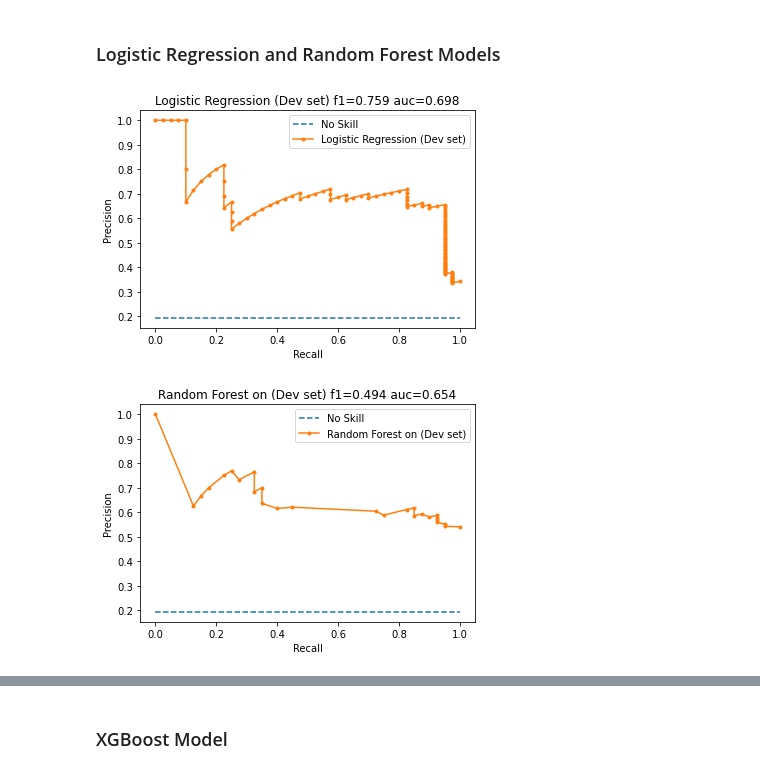
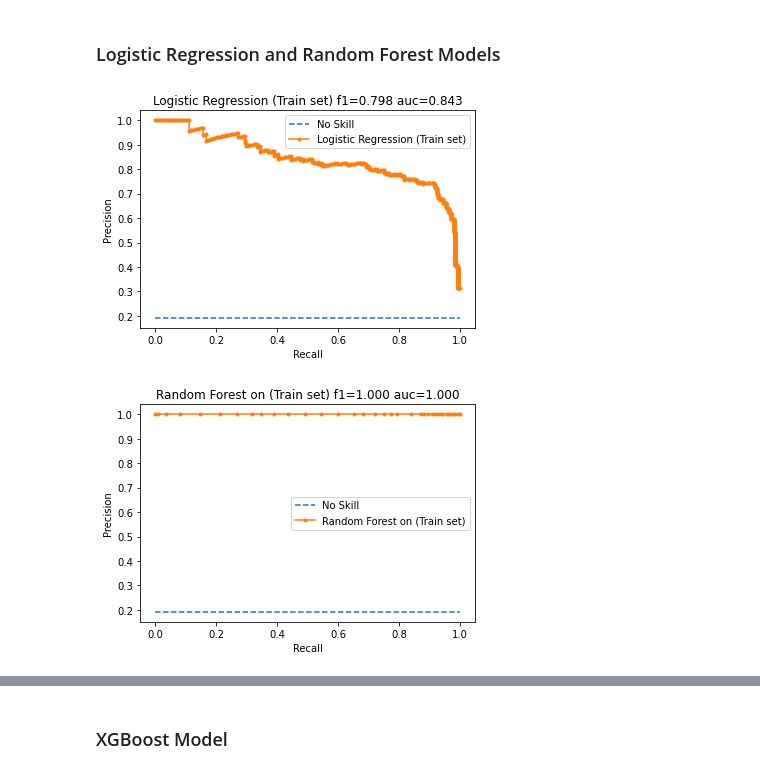
Before and after one commit to ciesin-geospatial/GRID3_ODP_settlements, a Jupyter notebook: part_3_machine_learning_classification.ipynb, the cells around one changed output, grey strips where cells are left out. Saved outputs shown, nothing was run; the diff lists cells and outputs as text; code cells hidden in the pictures.

```diff
--- a/part_3_machine_learning_classification.ipynb
+++ b/part_3_machine_learning_classification.ipynb
@@ -14,9 +14,7 @@ feature_names = df.columns[1:].tolist()
 X = df.iloc[:,1:]
 y = df.iloc[:,0]
 
-X_train_dev, X_test, y_train_dev, y_test = train_test_split(X, y, test_size = 0.2, random_state = 0)
-
-X_train, X_dev, y_train, y_dev = train_test_split(X_train_dev, y_train_dev, test_size = 0.2, random_state = 0)
+X_train, X_test, y_train, y_test = train_test_split(X, y, test_size = 0.2, random_state = 0)
 # %% [markdown]
 ### Feature Standardization
 # %%
@@ -31,15 +27,15 @@ X_train_dev_std = scaler.transform(X_train_dev)
 # %%
 lr_model = LogisticRegression(random_state=0)
 lr_model.fit(X_train_std, y_train)
-plot_precision_recall_curve(lr_model, X_dev_std, y_dev, 'Logistic Regression (Dev set)')
+plot_precision_recall_curve(lr_model, X_train_std, y_train, 'Logistic Regression (Train set)')
 
 
 rf_model = RandomForestClassifier(random_state=0)
-rf_model.fit(X_train, y_train)
-plot_precision_recall_curve(rf_model, X_dev_std, y_dev, 'Random Forest on (Dev set)')
+rf_model.fit(X_train_std, y_train)
+plot_precision_recall_curve(rf_model, X_train_std, y_train, 'Random Forest on (Train set)')
 # %% [output]
-[figure, old version]
+[figure, new version]
-[figure, old version]
+[figure, new version]
 # %%
 lr_pr_thresholds = plot_precision_recall_curve(lr_model, X_test_std, y_test, 'Logistic Regression (Test set)', return_thresholds=True)
 
```
Also changed, not shown: parts of 20 cells of this notebook, 5 other files.
